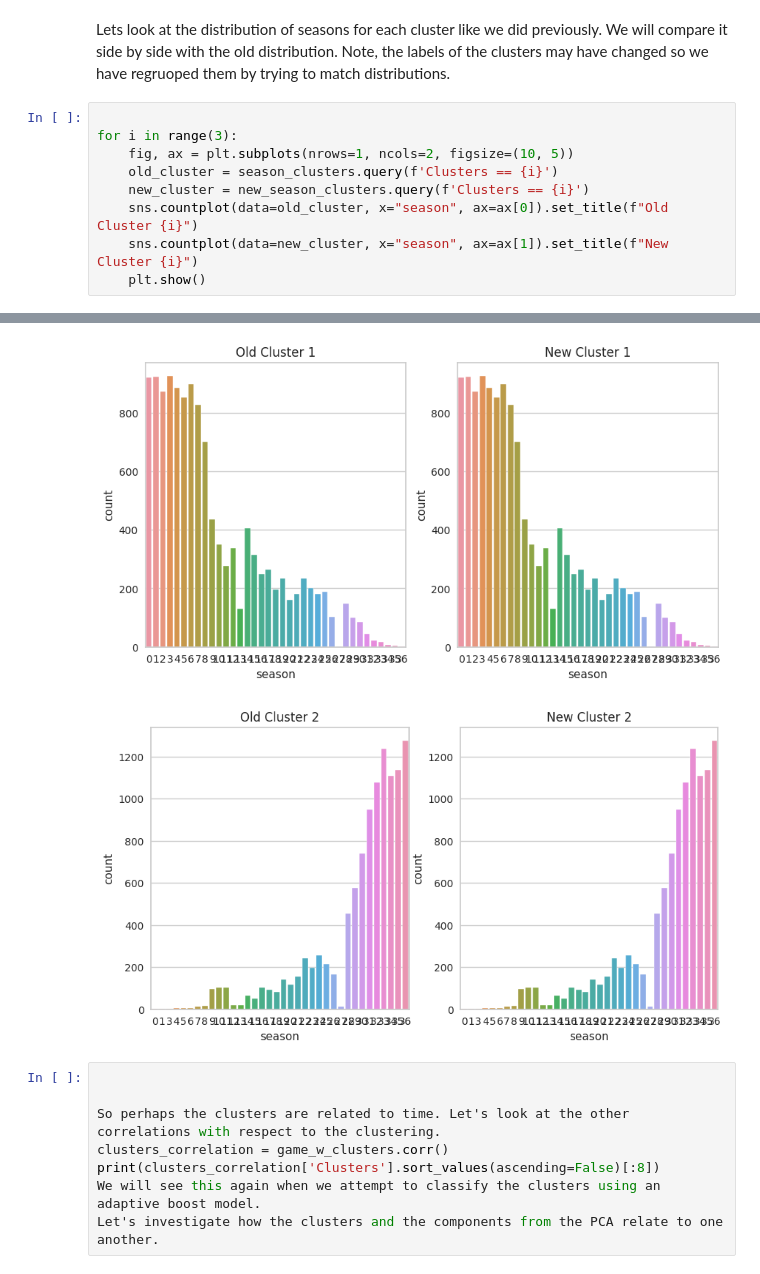
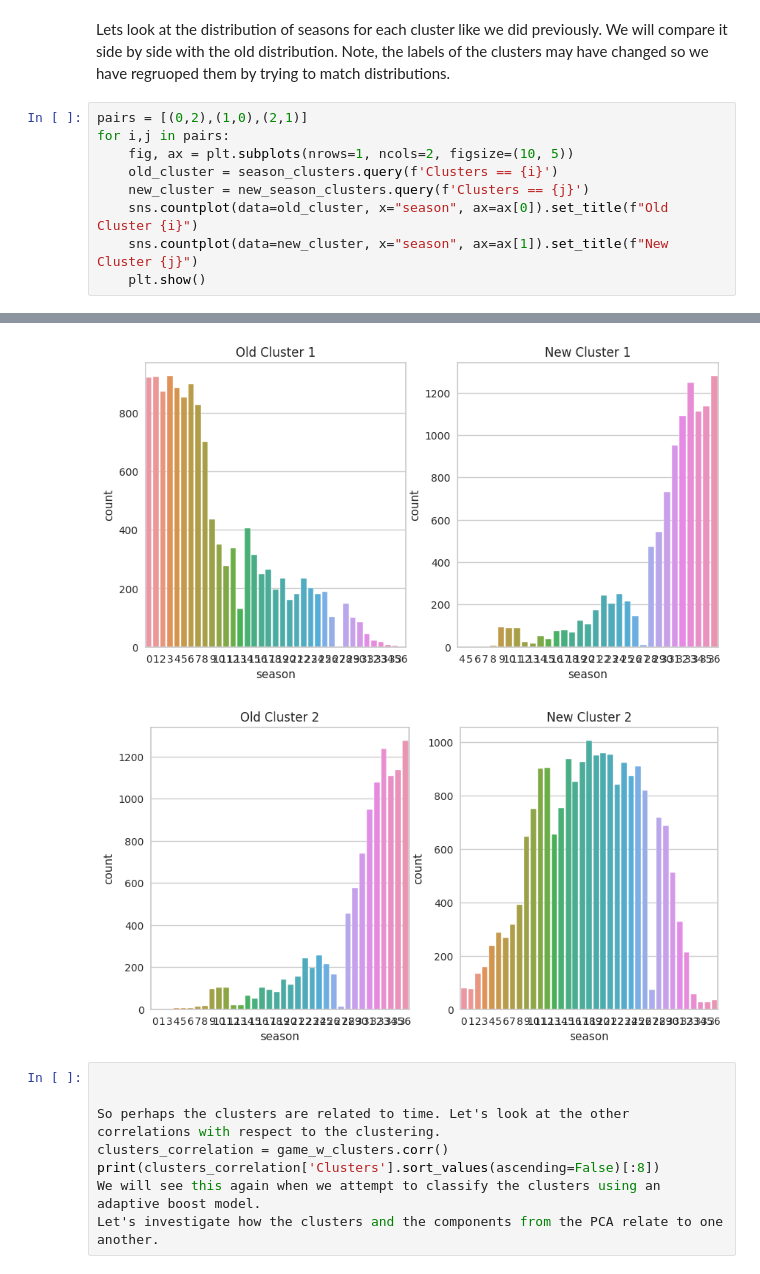
Before and after one commit to smtilson/pp5-ml-dashboard, a Jupyter notebook: jupyter_notebooks/07_Clustering.ipynb, the cells around one changed output, grey strips where cells are left out. Cells and saved outputs as stored; diff of their text form.

```diff
--- a/jupyter_notebooks/07_Clustering.ipynb
+++ b/jupyter_notebooks/07_Clustering.ipynb
@@ -751,12 +751,12 @@ season    0.299537  1.000000
 # %% [markdown]
 Lets look at the distribution of seasons for each cluster like we did previously. We will compare it side by side with the old distribution. Note, the labels of the clusters may have changed so we have regruoped them by trying to match distributions.
 # %%
-
-for i in range(3):
+pairs = [(0,2),(1,0),(2,1)]
+for i,j in pairs:
     fig, ax = plt.subplots(nrows=1, ncols=2, figsize=(10, 5))
     old_cluster = season_clusters.query(f'Clusters == {i}')
-    new_cluster = new_season_clusters.query(f'Clusters == {i}')
+    new_cluster = new_season_clusters.query(f'Clusters == {j}')
     sns.countplot(data=old_cluster, x="season", ax=ax[0]).set_title(f"Old Cluster {i}")
-    sns.countplot(data=new_cluster, x="season", ax=ax[1]).set_title(f"New Cluster {i}")
+    sns.countplot(data=new_cluster, x="season", ax=ax[1]).set_title(f"New Cluster {j}")
     plt.show()
 # %% [output]
@@ -764,5 +764,5 @@ for i in range(3):
-[figure, old version]
+[figure, new version]
-[figure, old version]
+[figure, new version]
 # %%
 
 
```
Also changed, not shown: parts of 1 cell of this notebook.
